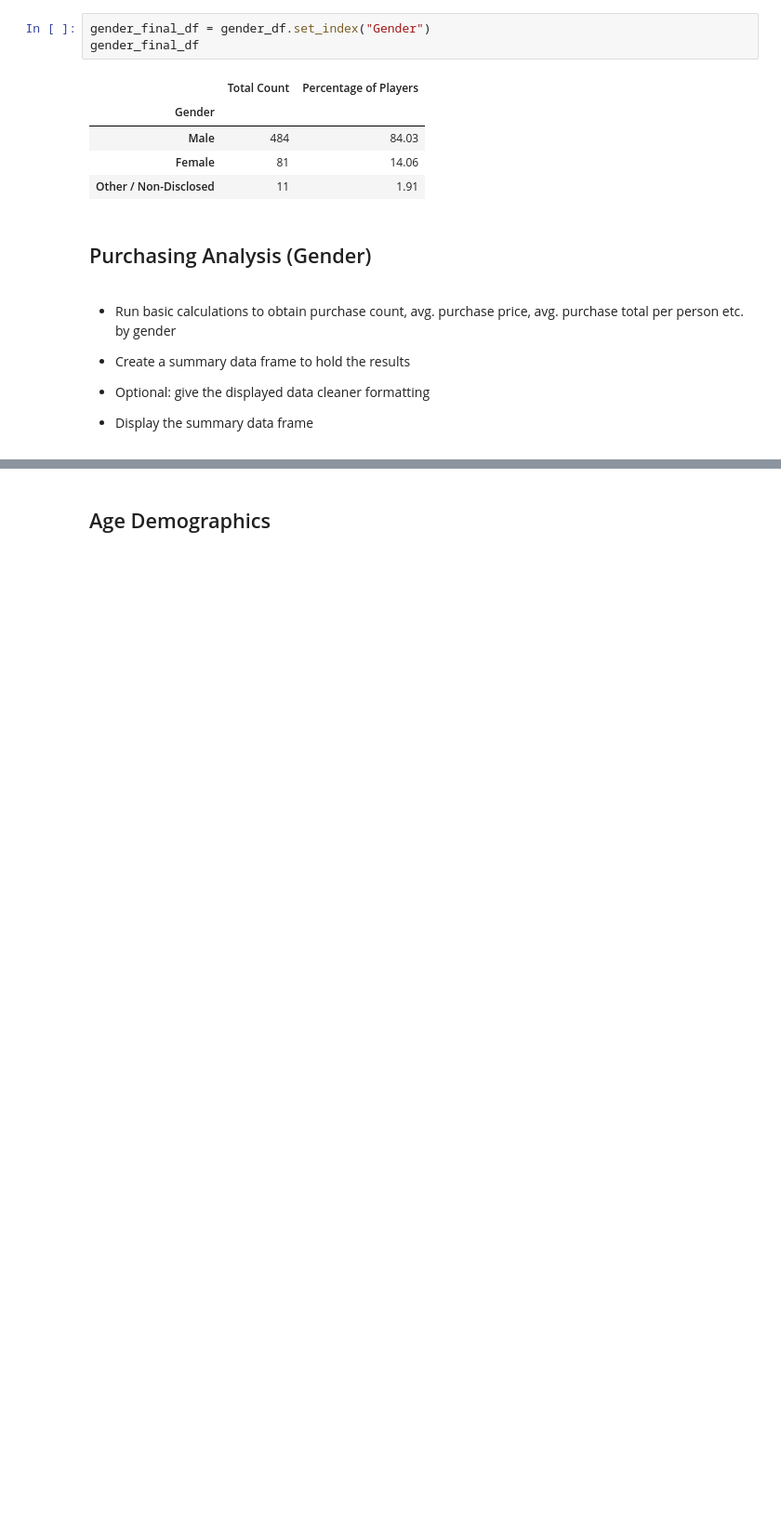
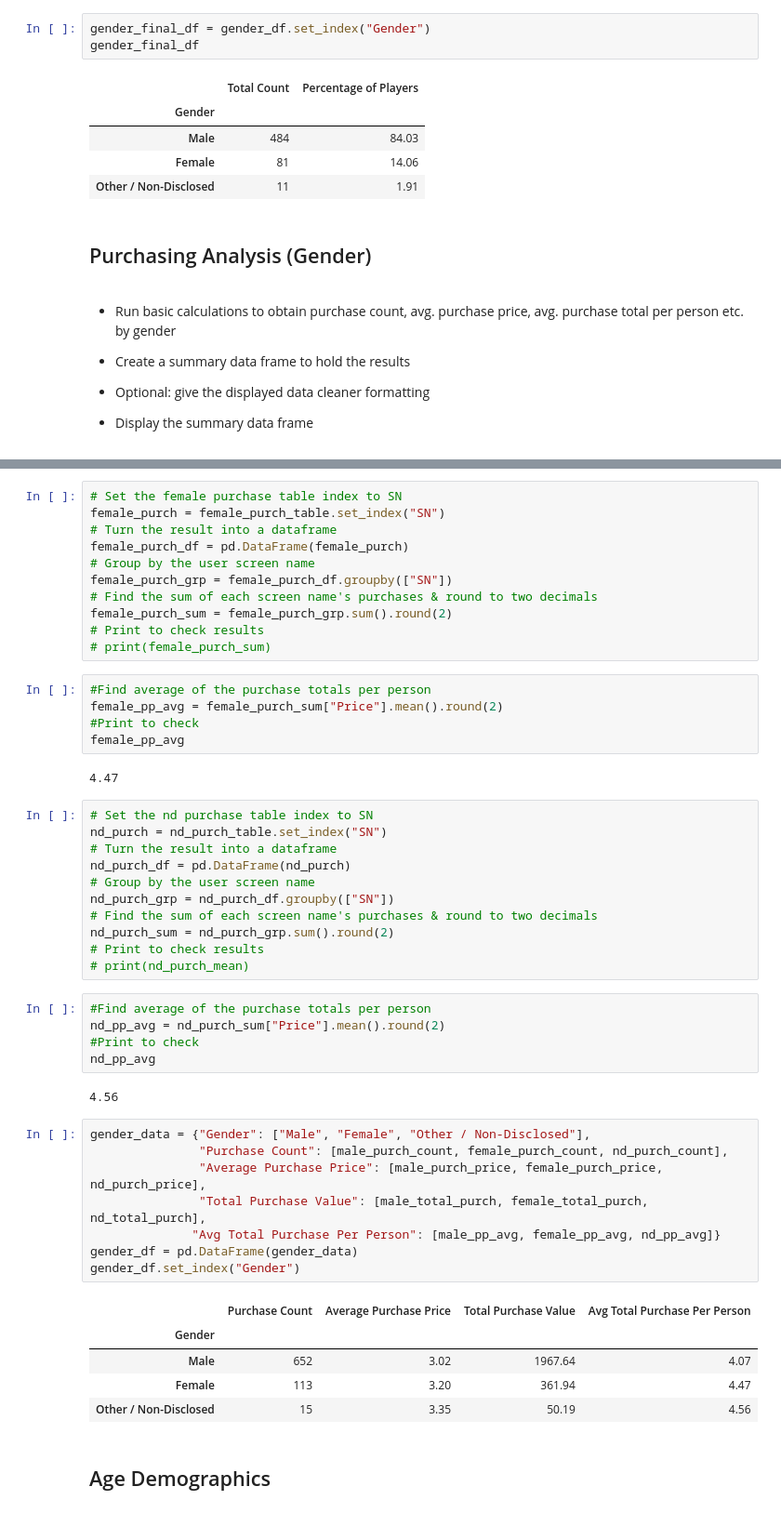
Before and after one commit to msckat11/pandas-challenge, a Jupyter notebook: HeroesOfPymoli/HeroesOfPymoli_starter.ipynb, the cells around one changed output, grey strips where cells are left out. Shown at 93% size. Cells and saved outputs as stored; diff of their text form; blank space fills up the shorter version.

```diff
--- a/HeroesOfPymoli/HeroesOfPymoli_starter.ipynb
+++ b/HeroesOfPymoli/HeroesOfPymoli_starter.ipynb
@@ -225,2 +273,52 @@ gpp_df_SN = gender_person_purch_df
+# %%
+# Set the female purchase table index to SN
+female_purch = female_purch_table.set_index("SN")
+# Turn the result into a dataframe
+female_purch_df = pd.DataFrame(female_purch)
+# Group by the user screen name
+female_purch_grp = female_purch_df.groupby(["SN"])
+# Find the sum of each screen name's purchases & round to two decimals
+female_purch_sum = female_purch_grp.sum().round(2)
+# Print to check results
+# print(female_purch_sum)
+# %%
+#Find average of the purchase totals per person
+female_pp_avg = female_purch_sum["Price"].mean().round(2)
+#Print to check
+female_pp_avg
+# %% [output]
+4.47
+# %%
+# Set the nd purchase table index to SN
+nd_purch = nd_purch_table.set_index("SN")
+# Turn the result into a dataframe
+nd_purch_df = pd.DataFrame(nd_purch)
+# Group by the user screen name
+nd_purch_grp = nd_purch_df.groupby(["SN"])
+# Find the sum of each screen name's purchases & round to two decimals
+nd_purch_sum = nd_purch_grp.sum().round(2)
+# Print to check results
+# print(nd_purch_mean)
+# %%
+#Find average of the purchase totals per person
+nd_pp_avg = nd_purch_sum["Price"].mean().round(2)
+#Print to check
+nd_pp_avg
+# %% [output]
+4.56
+# %%
+gender_data = {"Gender": ["Male", "Female", "Other / Non-Disclosed"],
+               "Purchase Count": [male_purch_count, female_purch_count, nd_purch_count],
+               "Average Purchase Price": [male_purch_price, female_purch_price, nd_purch_price],
+               "Total Purchase Value": [male_total_purch, female_total_purch, nd_total_purch],
+              "Avg Total Purchase Per Person": [male_pp_avg, female_pp_avg, nd_pp_avg]}
+gender_df = pd.DataFrame(gender_data)
+gender_df.set_index("Gender")
+# %% [output]
+|  | Purchase Count | Average Purchase Price | Total Purchase Value | Avg Total Purchase Per Person |
+| Gender |  |  |  |  |
+| Male | 652 | 3.02 | 1967.64 | 4.07 |
+| Female | 113 | 3.20 | 361.94 | 4.47 |
+| Other / Non-Disclosed | 15 | 3.35 | 50.19 | 4.56 |
 # %% [markdown]
 ## Age Demographics
```
Also changed, not shown: parts of 25 cells of this notebook.
